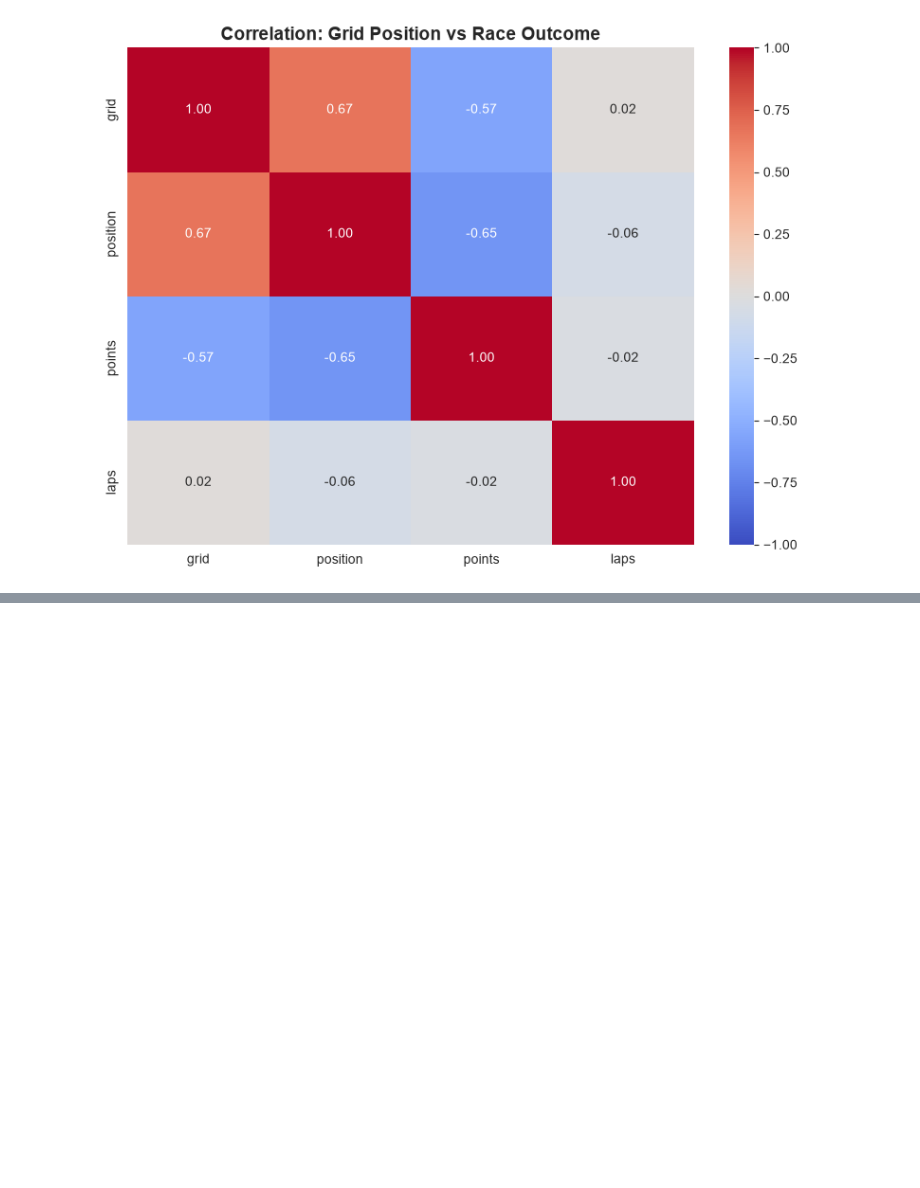
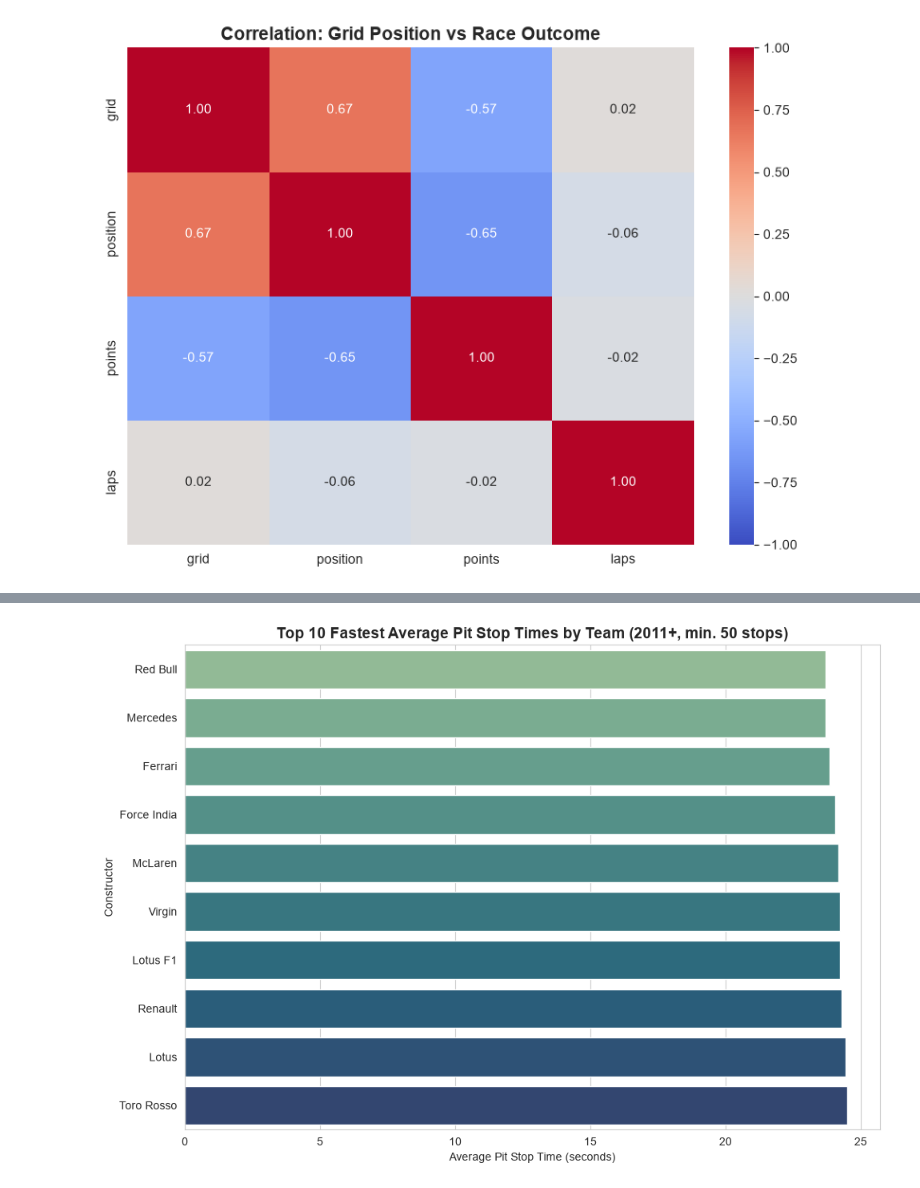
Before and after one commit to Mohitbadetiya/f1-analytics-dashboard, a Jupyter notebook: notebooks/01_data_exploration.ipynb, the cells around one changed output, grey strips where cells are left out. Cells and saved outputs as stored; diff of their text form; code cells hidden in the pictures; blank space fills up the shorter version.

```diff
--- a/notebooks/01_data_exploration.ipynb
+++ b/notebooks/01_data_exploration.ipynb
@@ -260,0 +366,17 @@ laps      0.018710 -0.063213 -0.024968  1.000000
+# %%
+stop_counts = recent_stops.groupby('constructor_name')['milliseconds'].count()
+valid_teams = stop_counts[stop_counts >= 50].index
+
+filtered_stops = recent_stops[recent_stops['constructor_name'].isin(valid_teams)]
+avg_pit_time_filtered = filtered_stops.groupby('constructor_name')['milliseconds'].mean().sort_values() / 1000
+top_fastest_filtered = avg_pit_time_filtered.head(10)
+
+plt.figure(figsize=(10, 7))
+sns.barplot(x=top_fastest_filtered.values, y=top_fastest_filtered.index, palette='crest', hue=top_fastest_filtered.index, legend=False)
+plt.title('Top 10 Fastest Average Pit Stop Times by Team (2011+, min. 50 stops)', fontsize=14, fontweight='bold')
+plt.xlabel('Average Pit Stop Time (seconds)')
+plt.ylabel('Constructor')
+plt.tight_layout()
+plt.show()
+# %% [output]
+[figure, added]
```
Also changed, not shown: parts of 12 cells of this notebook, 1 other file.
